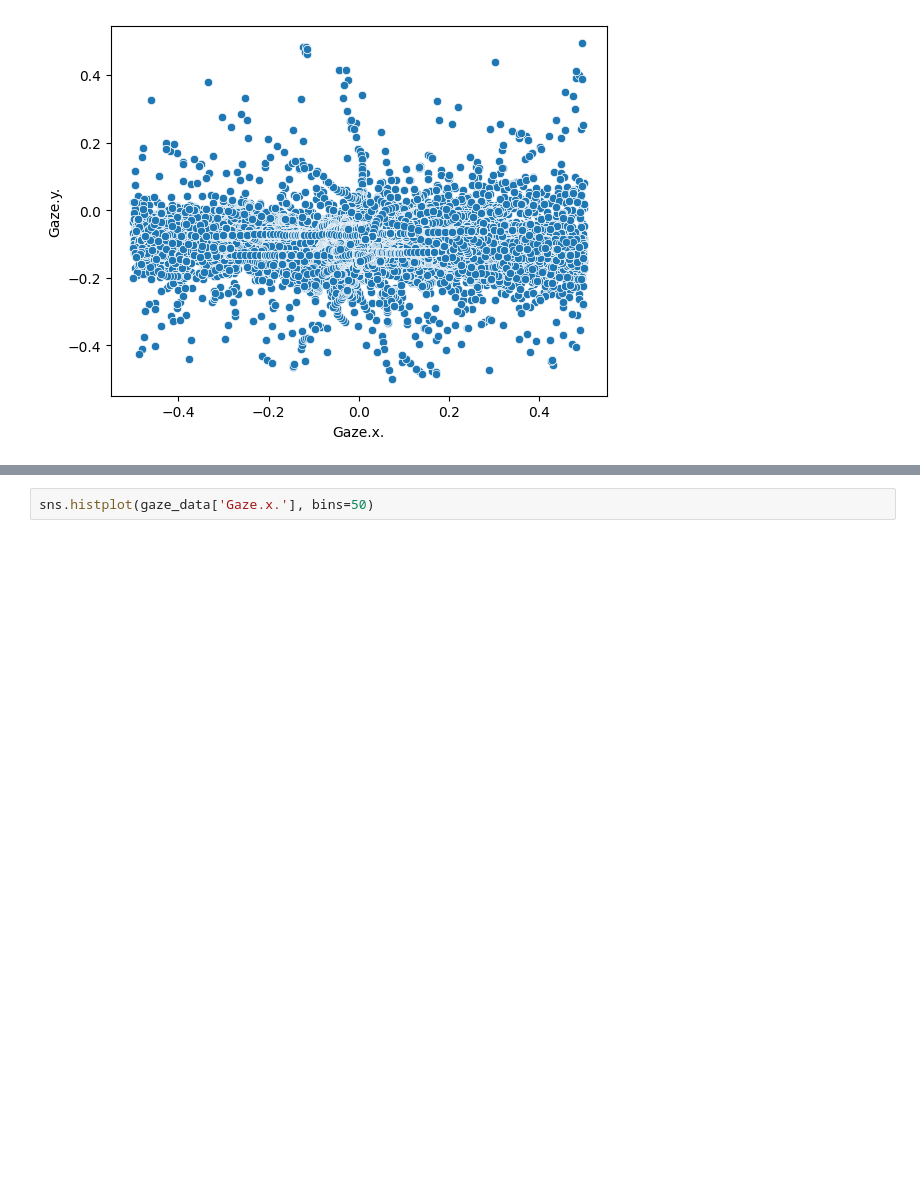
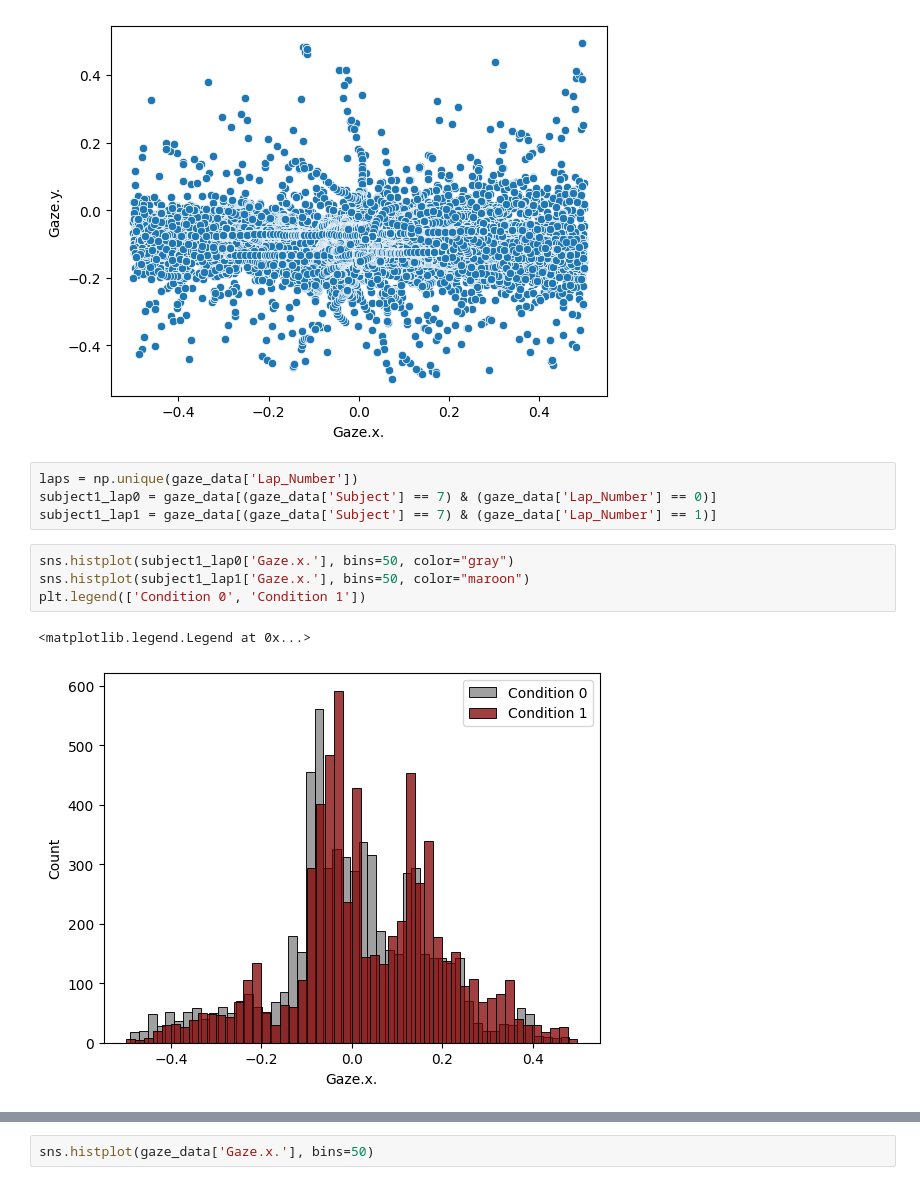
Before and after one commit to jerrymhuang/DreamDrone, a Jupyter notebook: FinalProject/exploration/hierarchical_gaze_bf.ipynb, the cells around one changed output, grey strips where cells are left out. Cells and saved outputs as stored; diff of their text form; blank space fills up the shorter version.

Commit message:
Incremental update on hierarchical gaze model

```diff
--- a/FinalProject/exploration/hierarchical_gaze_bf.ipynb
+++ b/FinalProject/exploration/hierarchical_gaze_bf.ipynb
@@ -97,3 +87,14 @@ See the caveats in the documentation: https://pandas.pydata.org/pandas-docs/stab
   gaze_data['Gaze.y.'] = gaze_data['Gaze.y.'] / DISPLAY_Y - 0.5
 <Axes: xlabel='Gaze.x.', ylabel='Gaze.y.'>
 [figure]
+# %%
+laps = np.unique(gaze_data['Lap_Number'])
+subject1_lap0 = gaze_data[(gaze_data['Subject'] == 7) & (gaze_data['Lap_Number'] == 0)]
+subject1_lap1 = gaze_data[(gaze_data['Subject'] == 7) & (gaze_data['Lap_Number'] == 1)]
+# %%
+sns.histplot(subject1_lap0['Gaze.x.'], bins=50, color="gray")
+sns.histplot(subject1_lap1['Gaze.x.'], bins=50, color="maroon")
+plt.legend(['Condition 0', 'Condition 1'])
+# %% [output]
+<matplotlib.legend.Legend at 0x...>
+[figure, added]
```
Also changed, not shown: parts of 3 cells of this notebook.
